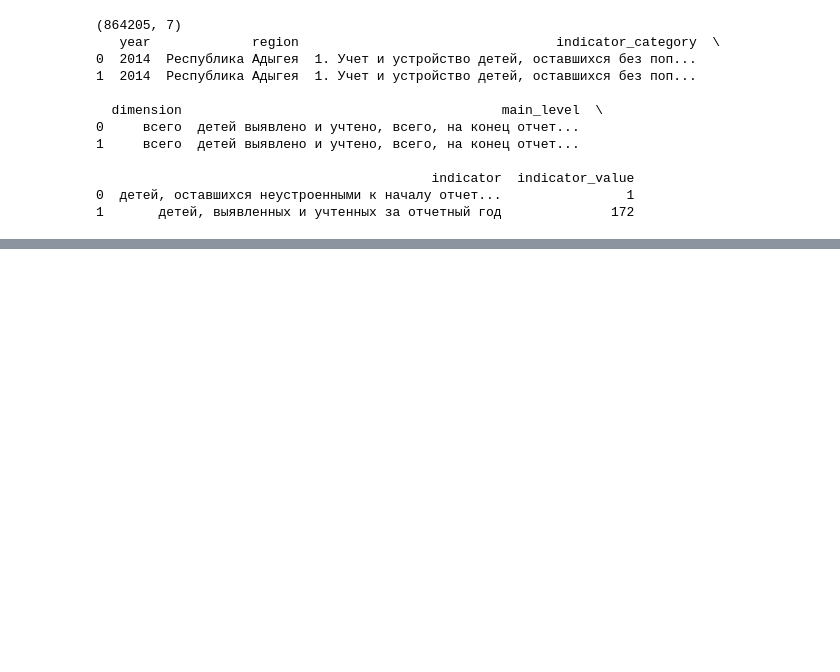
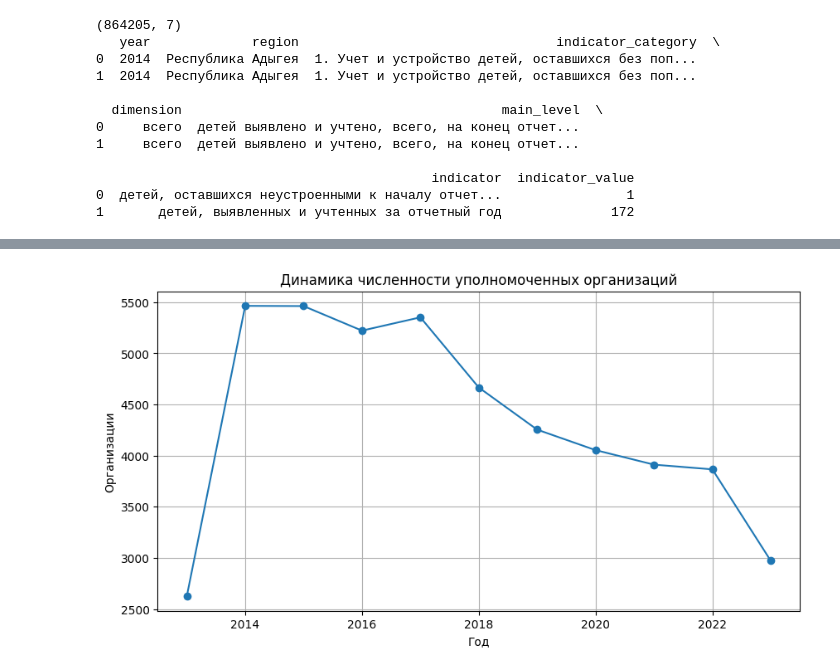
Before and after one commit to manifoldmind/Orphans-data-analysis, a Jupyter notebook: 2 resources.ipynb, the cells around one changed output, grey strips where cells are left out. Cells and saved outputs as stored; diff of their text form; code cells hidden in the pictures; blank space fills up the shorter version.

```diff
--- a/2 resources.ipynb
+++ b/2 resources.ipynb
@@ -41,0 +110,20 @@ NameError: name 'df' is not defined
+# %%
+df_organizations = df[
+    (df['indicator_category'] == '6. Специалисты по охране детства') & (df['dimension'] == 'всего') \
+    & (df['main_level'].str.contains('уполномоченных организаций', na=False))
+]
+
+orgs_by_year = df_organizations.groupby('year')['indicator_value'].sum().reset_index()
+# %%
+import matplotlib.pyplot as plt
+
+plt.figure(figsize=(10, 5))
+"""Горизонт - год, вертикаль - число сирот"""
+plt.plot(specs_by_year['year'], orgs_by_year['indicator_value'], marker='o', linestyle='-')
+plt.title('Динамика численности уполномоченных организаций')
+plt.xlabel('Год')
+plt.ylabel('Организации')
+plt.grid(True)
+plt.show()
+# %% [output]
+[figure, added]
```
Also changed, not shown: parts of 6 cells of this notebook, 2 other files.
